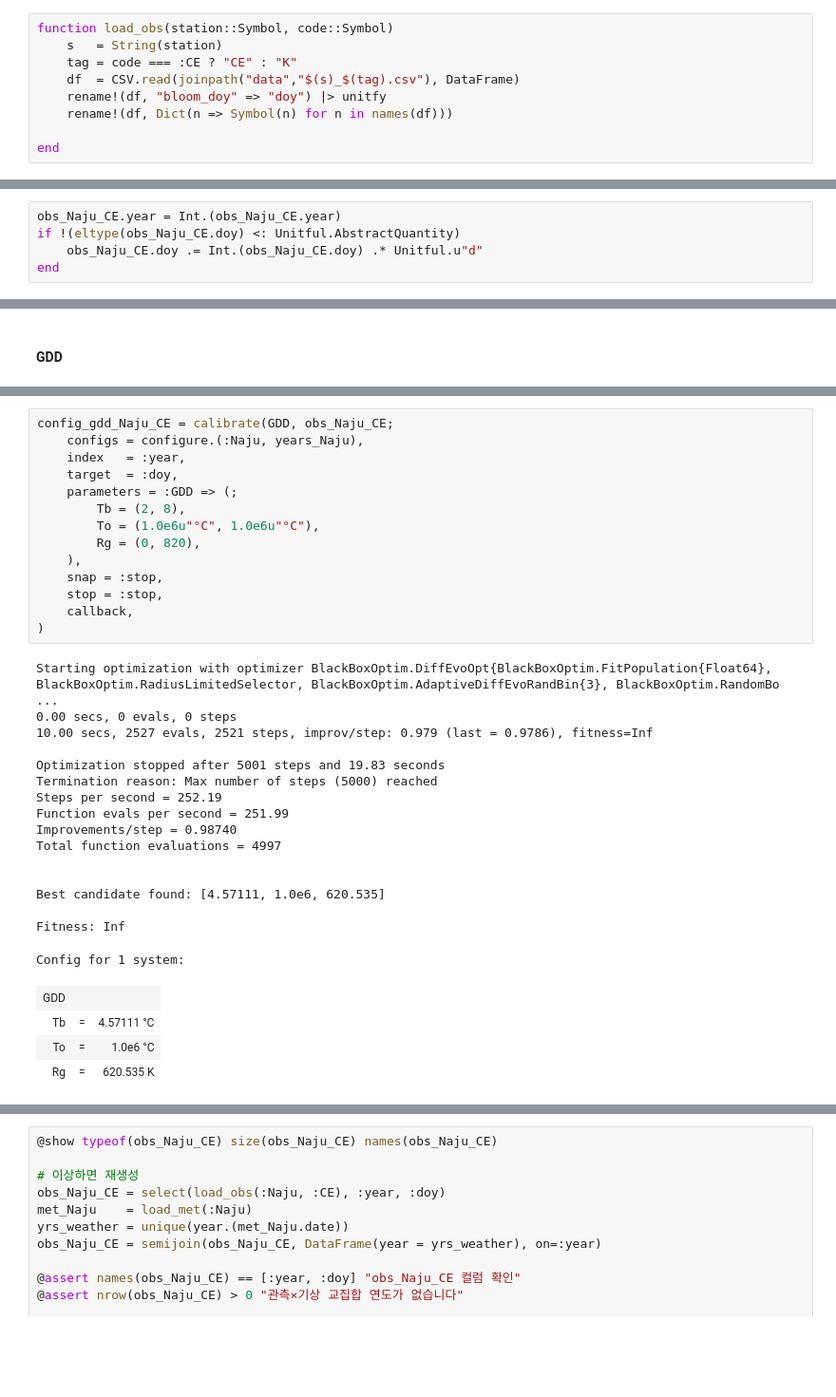
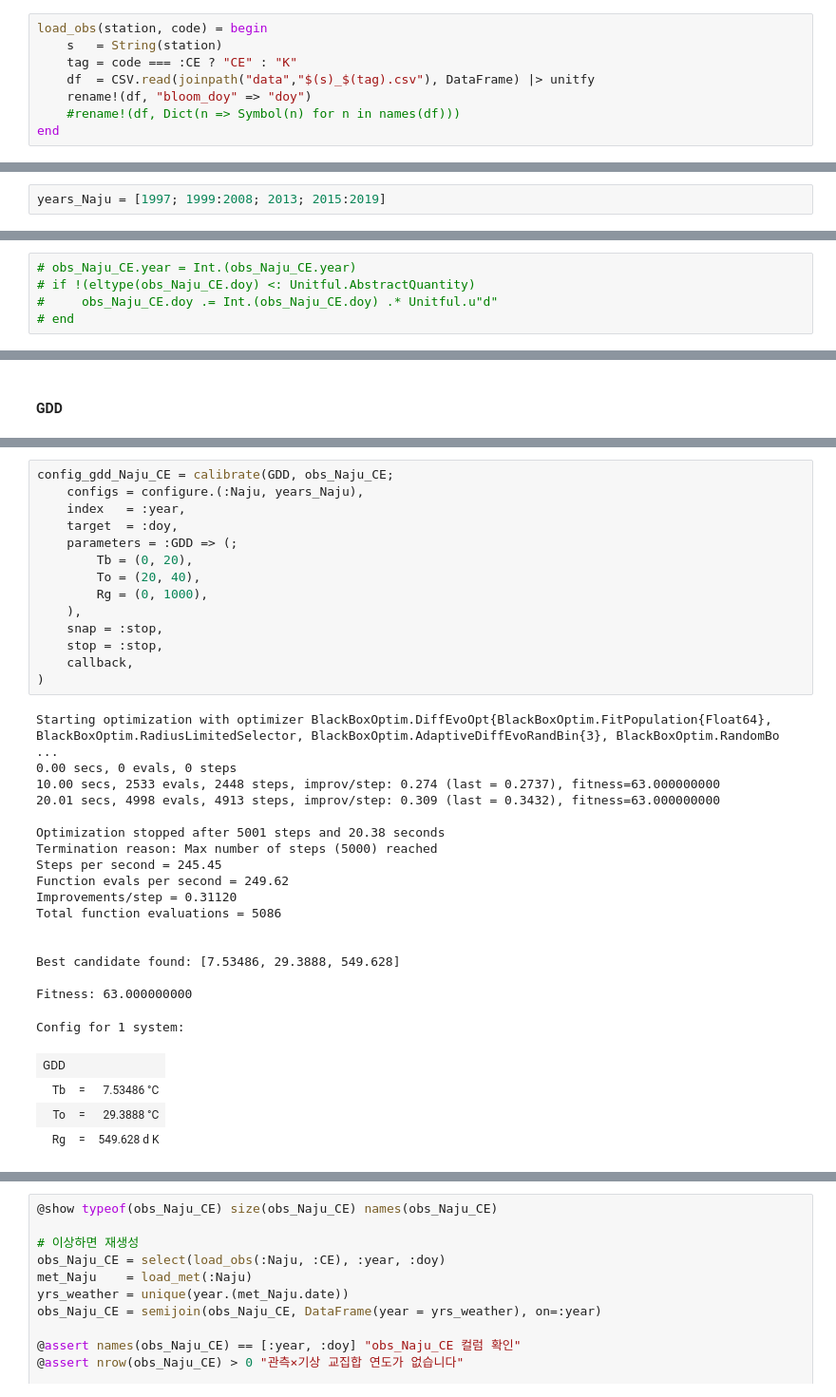
Before and after one commit to j28s/Grape, a Jupyter notebook: grape_ensemble_j28s.ipynb, the cells around one changed output, grey strips where cells are left out. Shown at 95% size. Cells and saved outputs as stored; diff of their text form; blank space fills up the shorter version.

```diff
--- a/grape_ensemble_j28s.ipynb
+++ b/grape_ensemble_j28s.ipynb
@@ -23,13 +23,12 @@ end
 # %% [output]
 load_met (generic function with 1 method)
 # %%
-function load_obs(station::Symbol, code::Symbol)
+load_obs(station, code) = begin
     s   = String(station)
     tag = code === :CE ? "CE" : "K"
-    df  = CSV.read(joinpath("data","$(s)_$(tag).csv"), DataFrame)
-    rename!(df, "bloom_doy" => "doy") |> unitfy
-    rename!(df, Dict(n => Symbol(n) for n in names(df)))
-
+    df  = CSV.read(joinpath("data","$(s)_$(tag).csv"), DataFrame) |> unitfy
+    rename!(df, "bloom_doy" => "doy")
+    #rename!(df, Dict(n => Symbol(n) for n in names(df)))
 end
 # %% [output]
 load_obs (generic function with 1 method)
@@ -243,3 +240,5 @@ years_Naju = vcat(collect(1997), collect(1999:2008), collect(2013), collect(2015
  2017
  2018
  2019
+# %%
+years_Naju = [1997; 1999:2008; 2013; 2015:2019]
@@ -292,5 +310,5 @@ obs_Naju_CE = DataFrames.select(obs_Naju_CE, [:year, :doy])   # ← DataFrames.s
 # %%
-obs_Naju_CE.year = Int.(obs_Naju_CE.year)
-if !(eltype(obs_Naju_CE.doy) <: Unitful.AbstractQuantity)
-    obs_Naju_CE.doy .= Int.(obs_Naju_CE.doy) .* Unitful.u"d"
-end
+# obs_Naju_CE.year = Int.(obs_Naju_CE.year)
+# if !(eltype(obs_Naju_CE.doy) <: Unitful.AbstractQuantity)
+#     obs_Naju_CE.doy .= Int.(obs_Naju_CE.doy) .* Unitful.u"d"
+# end
@@ -431,38 +500,39 @@ rmse_Naju_dts_CE = assess(DTS, obs_Naju_CE, :Naju, years_Naju;
 # %%
 config_gdd_Naju_CE = calibrate(GDD, obs_Naju_CE;
     configs = configure.(:Naju, years_Naju),
     index   = :year,
     target  = :doy,
     parameters = :GDD => (;
-        Tb = (2, 8),
-        To = (1.0e6u"°C", 1.0e6u"°C"),
-        Rg = (0, 820),
+        Tb = (0, 20),
+        To = (20, 40),
+        Rg = (0, 1000),
     ),
     snap = :stop,
     stop = :stop,
     callback,
 )
 # %% [output]
 Starting optimization with optimizer BlackBoxOptim.DiffEvoOpt{BlackBoxOptim.FitPopulation{Float64}, BlackBoxOptim.RadiusLimitedSelector, BlackBoxOptim.AdaptiveDiffEvoRandBin{3}, BlackBoxOptim.RandomBo ...
 0.00 secs, 0 evals, 0 steps
-10.00 secs, 2527 evals, 2521 steps, improv/step: 0.979 (last = 0.9786), fitness=Inf
+10.00 secs, 2533 evals, 2448 steps, improv/step: 0.274 (last = 0.2737), fitness=63.000000000
+20.01 secs, 4998 evals, 4913 steps, improv/step: 0.309 (last = 0.3432), fitness=63.000000000
 
-Optimization stopped after 5001 steps and 19.83 seconds
+Optimization stopped after 5001 steps and 20.38 seconds
 Termination reason: Max number of steps (5000) reached
-Steps per second = 252.19
-Function evals per second = 251.99
-Improvements/step = 0.98740
-Total function evaluations = 4997
+Steps per second = 245.45
+Function evals per second = 249.62
+Improvements/step = 0.31120
+Total function evaluations = 5086
 
 
-Best candidate found: [4.57111, 1.0e6, 620.535]
+Best candidate found: [7.53486, 29.3888, 549.628]
 
-Fitness: Inf
+Fitness: 63.000000000
 Config for 1 system:
 | GDD |  |  |
-| Tb | = | 4.57111 °C |
-| To | = | 1.0e6 °C |
-| Rg | = | 620.535 K |
+| Tb | = | 7.53486 °C |
+| To | = | 29.3888 °C |
+| Rg | = | 549.628 d K |
 # %%
 compare(GDD, obs_Naju_CE, :Naju, years_Naju;
     config = config_gdd_Naju_CE,
```
Also changed, not shown: parts of 94 cells of this notebook, 6 other files.
